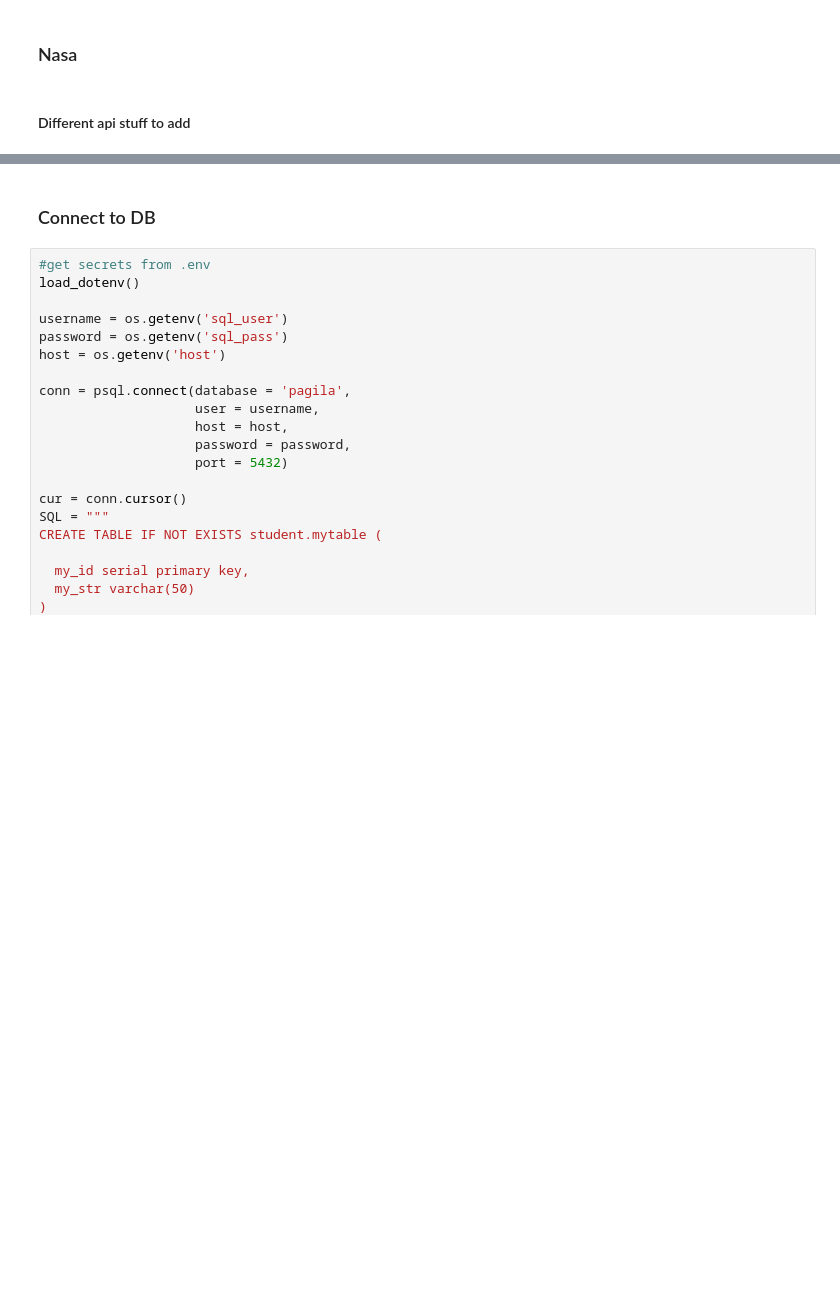
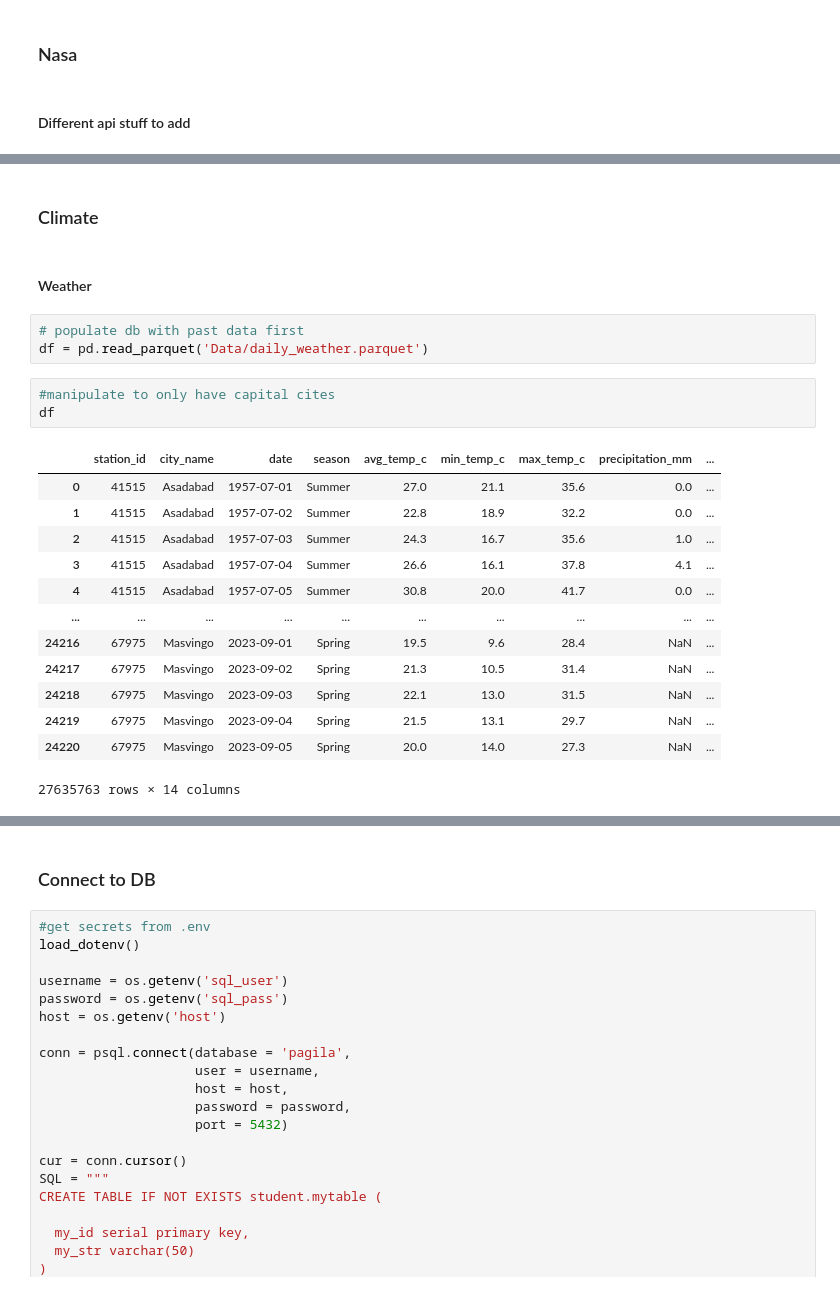
Before and after one commit to joshashton/ETL-environmental-data-app, a Jupyter notebook: DataSetup/CapstoneETL.ipynb, the cells around one changed output, grey strips where cells are left out. Cells and saved outputs as stored; diff of their text form; blank space fills up the shorter version.

Commit message:
Setting up weather data

```diff
--- a/DataSetup/CapstoneETL.ipynb
+++ b/DataSetup/CapstoneETL.ipynb
@@ -43,0 +47,24 @@ print(jsonRes)
+# %% [markdown]
+### Climate
+# %% [markdown]
+#### Weather
+# %%
+# populate db with past data first
+df = pd.read_parquet('Data/daily_weather.parquet')
+# %%
+#manipulate to only have capital cites
+df
+# %% [output]
+|  | station_id | city_name | date | season | avg_temp_c | min_temp_c | max_temp_c | precipitation_mm | ... |
+| 0 | 41515 | Asadabad | 1957-07-01 | Summer | 27.0 | 21.1 | 35.6 | 0.0 | ... |
+| 1 | 41515 | Asadabad | 1957-07-02 | Summer | 22.8 | 18.9 | 32.2 | 0.0 | ... |
+| 2 | 41515 | Asadabad | 1957-07-03 | Summer | 24.3 | 16.7 | 35.6 | 1.0 | ... |
+| 3 | 41515 | Asadabad | 1957-07-04 | Summer | 26.6 | 16.1 | 37.8 | 4.1 | ... |
+| 4 | 41515 | Asadabad | 1957-07-05 | Summer | 30.8 | 20.0 | 41.7 | 0.0 | ... |
+| ... | ... | ... | ... | ... | ... | ... | ... | ... | ... |
+| 24216 | 67975 | Masvingo | 2023-09-01 | Spring | 19.5 | 9.6 | 28.4 | NaN | ... |
+| 24217 | 67975 | Masvingo | 2023-09-02 | Spring | 21.3 | 10.5 | 31.4 | NaN | ... |
+| 24218 | 67975 | Masvingo | 2023-09-03 | Spring | 22.1 | 13.0 | 31.5 | NaN | ... |
+| 24219 | 67975 | Masvingo | 2023-09-04 | Spring | 21.5 | 13.1 | 29.7 | NaN | ... |
+| 24220 | 67975 | Masvingo | 2023-09-05 | Spring | 20.0 | 14.0 | 27.3 | NaN | ... |
+27635763 rows × 14 columns
```
Also changed, not shown: parts of 17 cells of this notebook, 2 other files.
